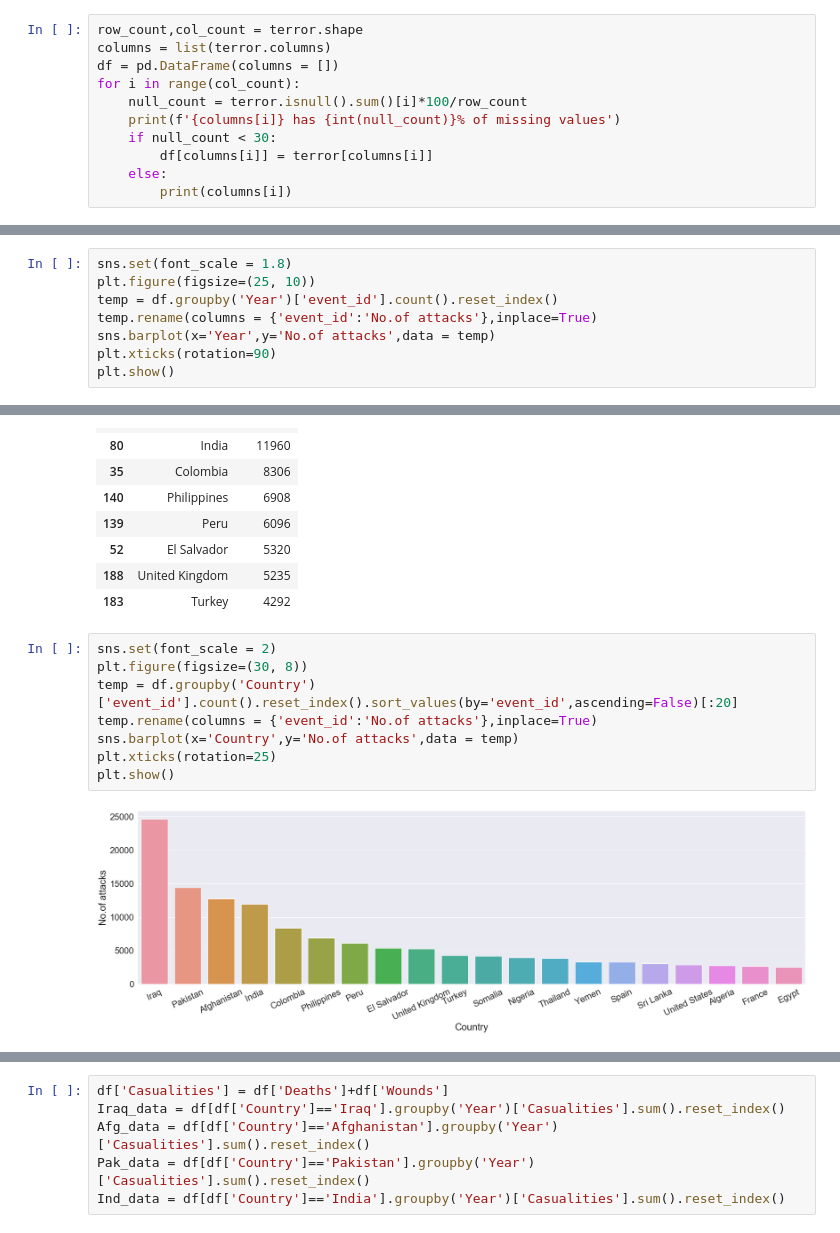
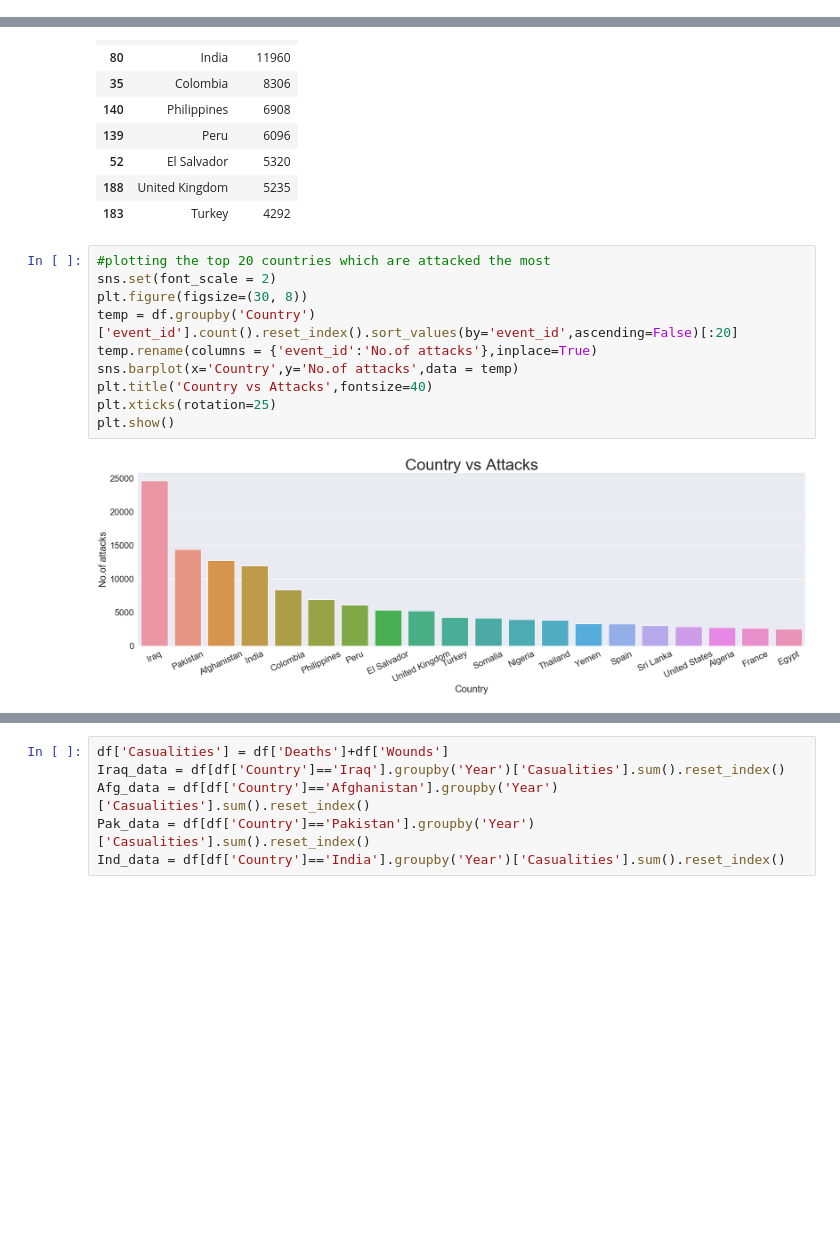
Before and after one commit to bhanuprakash-7/Global_Terrorsim_EDA, a Jupyter notebook: GlobalTerrorismEDA.ipynb, the cells around one changed output, grey strips where cells are left out. Drawn from its saved outputs; the diff is of its cells as text; blank space fills up the shorter version.

```diff
--- a/GlobalTerrorismEDA.ipynb
+++ b/GlobalTerrorismEDA.ipynb
@@ -62,11 +112,0 @@ terror.tail()
-# %%
-row_count,col_count = terror.shape
-columns = list(terror.columns)
-df = pd.DataFrame(columns = [])
-for i in range(col_count):
-    null_count = terror.isnull().sum()[i]*100/row_count
-    print(f'{columns[i]} has {int(null_count)}% of missing values')
-    if null_count < 30:
-        df[columns[i]] = terror[columns[i]]
-    else:
-        print(columns[i])
@@ -198,11 +184,3 @@ Years that have highest number of attacks
 | 22 | 1992 | 5071 |
 | 39 | 2010 | 4826 |
 | 37 | 2008 | 4805 |
-# %%
-sns.set(font_scale = 1.8)
-plt.figure(figsize=(25, 10))
-temp = df.groupby('Year')['event_id'].count().reset_index()
-temp.rename(columns = {'event_id':'No.of attacks'},inplace=True)
-sns.barplot(x='Year',y='No.of attacks',data = temp)
-plt.xticks(rotation=90)
-plt.show()
@@ -226,12 +202,14 @@ Countries that were attacked the most
 | 188 | United Kingdom | 5235 |
 | 183 | Turkey | 4292 |
 # %%
+#plotting the top 20 countries which are attacked the most
 sns.set(font_scale = 2)
 plt.figure(figsize=(30, 8))
 temp = df.groupby('Country')['event_id'].count().reset_index().sort_values(by='event_id',ascending=False)[:20]
 temp.rename(columns = {'event_id':'No.of attacks'},inplace=True)
 sns.barplot(x='Country',y='No.of attacks',data = temp)
+plt.title('Country vs Attacks',fontsize=40)
 plt.xticks(rotation=25)
 plt.show()
 # %% [output]
-[figure, old version]
+[figure, new version]
```
Also changed, not shown: parts of 62 cells of this notebook.
